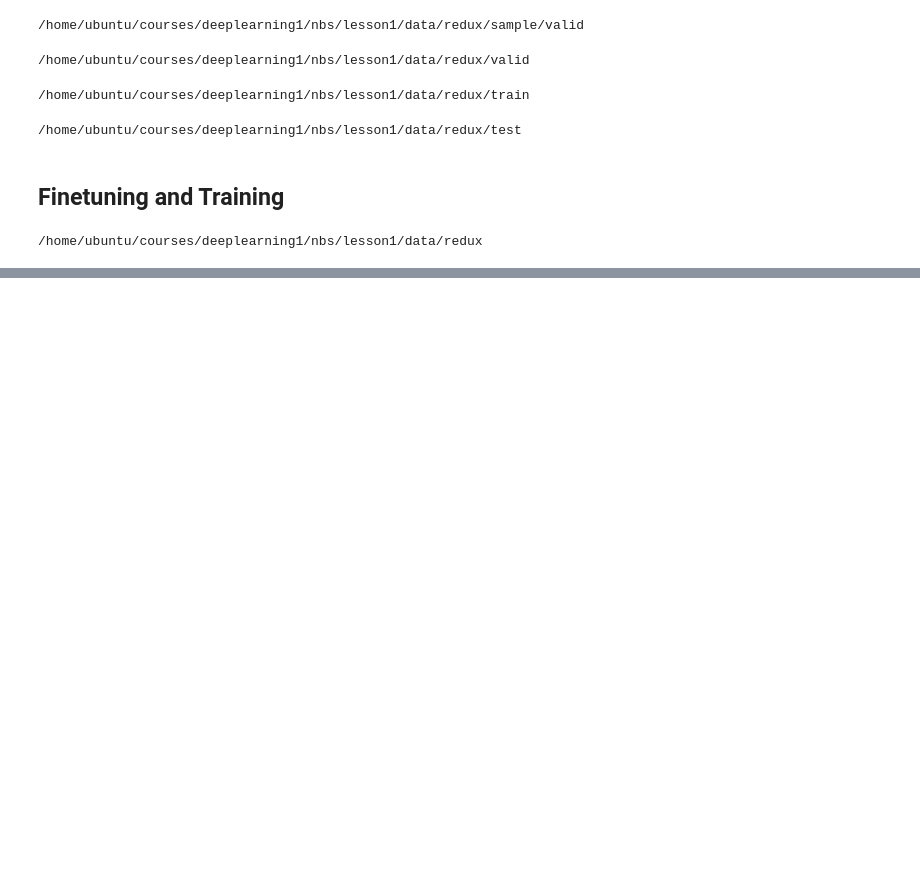
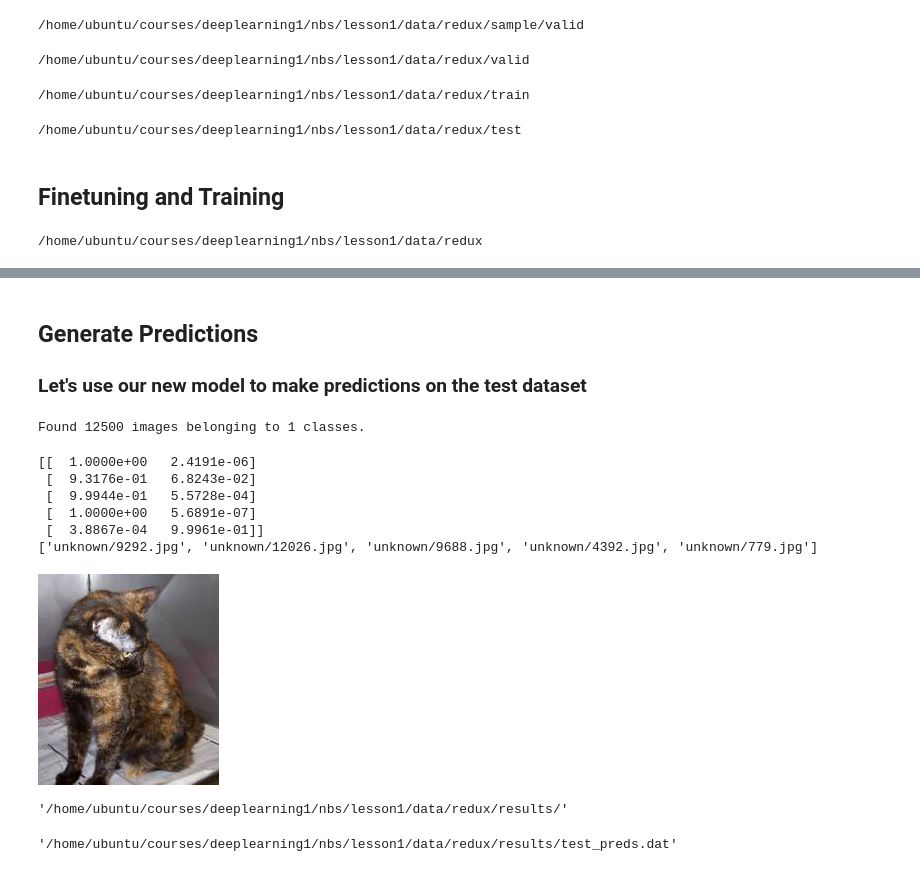
Before and after one commit to asunar/courses, a Jupyter notebook: deeplearning1/nbs/lesson1/redux.ipynb, the cells around one changed output, grey strips where cells are left out. Cells and saved outputs as stored; diff of their text form; code cells hidden in the pictures; blank space fills up the shorter version.

```diff
--- a/deeplearning1/nbs/lesson1/redux.ipynb
+++ b/deeplearning1/nbs/lesson1/redux.ipynb
@@ -204,7 +211,7 @@ for i in range(50) : copyfile(shuf[i], DATA_HOME_DIR + '/sample/valid/' + shuf[i
 %cd $DATA_HOME_DIR
 
 #Set path to sample/ path if desired
-path = DATA_HOME_DIR + '/' #'/sample/'
+path = DATA_HOME_DIR + '/sample'
 test_path = DATA_HOME_DIR + '/test/' #We use all the test data
 results_path = DATA_HOME_DIR + '/results/'
 train_path = path + '/train/'
@@ -240,0 +256,32 @@ Epoch 1/1
+# %% [markdown]
+## Generate Predictions
+### Let's use our new model to make predictions on the test dataset
+# %%
+batches, preds = vgg.test(test_path, batch_size = batch_size * 2)
+# %% [output]
+Found 12500 images belonging to 1 classes.
+# %%
+# For every image, vgg.test() generates two probabilities
+# based on how we've ordered the cats/dogs directories.
+# It looks like column one is cats and column 2 is dogs
+print preds[:5]
+
+filenames = batches.filenames
+print filenames[:5]
+# %% [output]
+[[  1.0000e+00   2.4191e-06]
+ [  9.3176e-01   6.8243e-02]
+ [  9.9944e-01   5.5728e-04]
+ [  1.0000e+00   5.6891e-07]
+ [  3.8867e-04   9.9961e-01]]
+['unknown/9292.jpg', 'unknown/12026.jpg', 'unknown/9688.jpg', 'unknown/4392.jpg', 'unknown/779.jpg']
+# %%
+#You can verify the column ordering by viewing some images
+from PIL import Image
+Image.open(test_path + filenames[2])
+# %% [output]
+[figure, added]
+# %%
+results_path
+# %% [output]
+'/home/ubuntu/courses/deeplearning1/nbs/lesson1/data/redux/results/'
@@ -240,0 +292,4 @@ Epoch 1/1
+# %%
+results_path + 'test_preds.dat'
+# %% [output]
+'/home/ubuntu/courses/deeplearning1/nbs/lesson1/data/redux/results/test_preds.dat'
```
Also changed, not shown: parts of 18 cells of this notebook.
